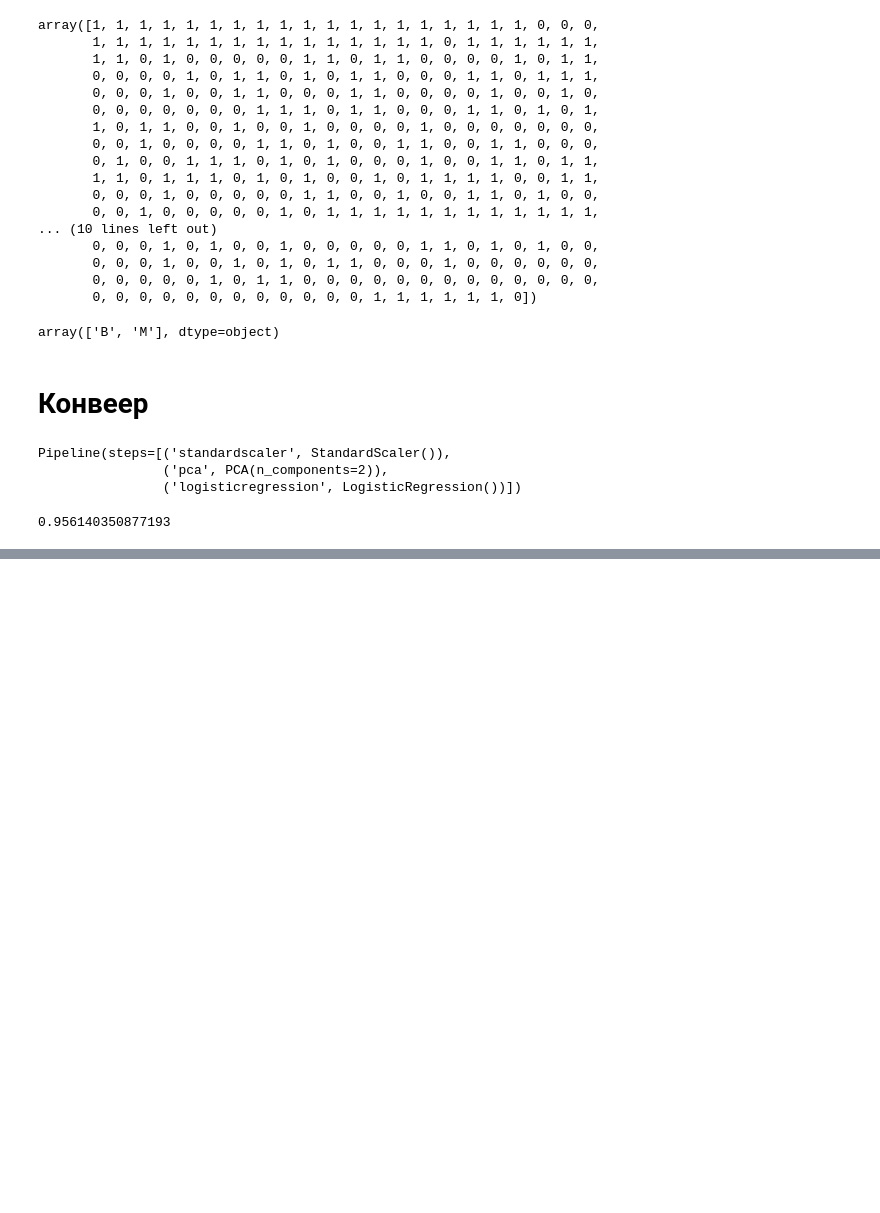
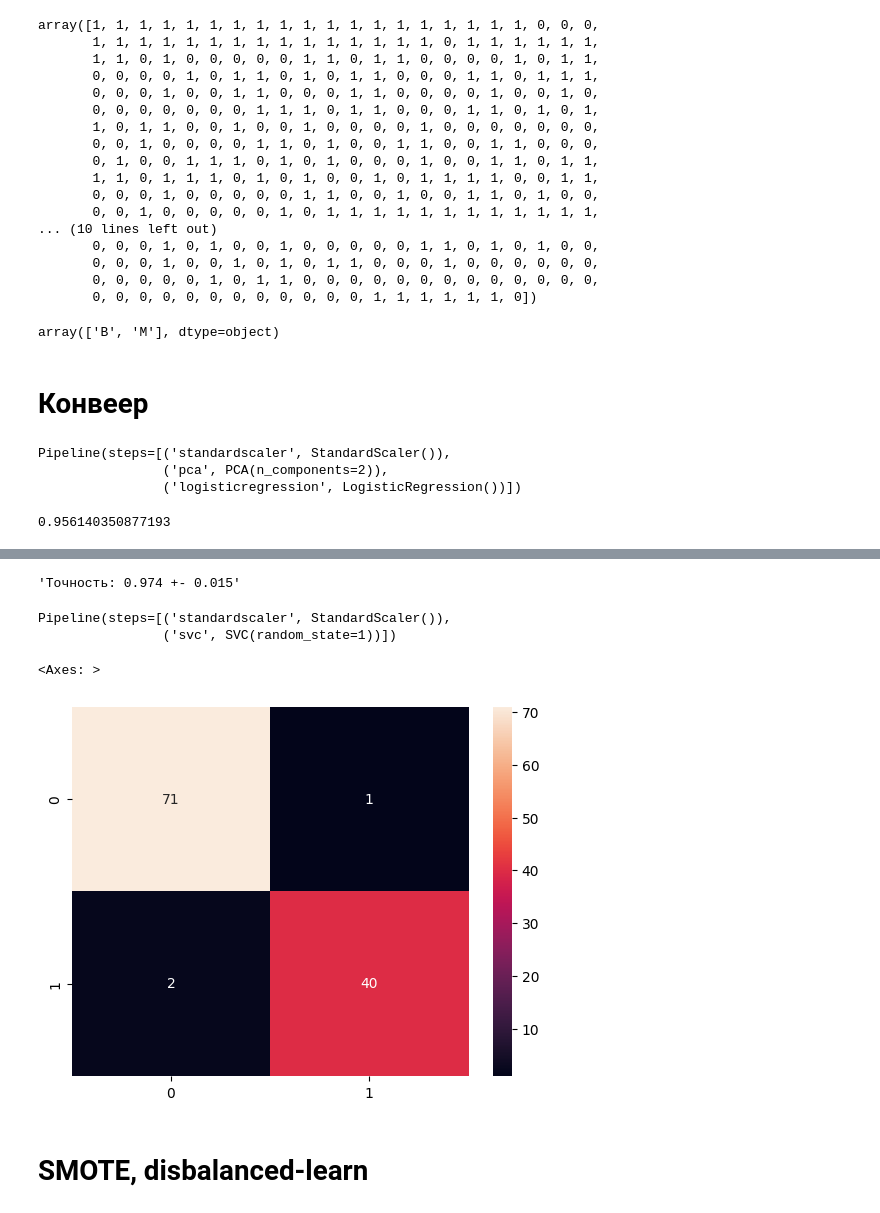
Before and after one commit to Swanger-Iz/ML_pytorch_lessons, a Jupyter notebook: book_rashka/main_notebook.ipynb, the cells around one changed output, grey strips where cells are left out. Saved outputs shown, nothing was run; the diff lists cells and outputs as text; code cells hidden in the pictures; blank space fills up the shorter version.

```diff
--- a/book_rashka/main_notebook.ipynb
+++ b/book_rashka/main_notebook.ipynb
@@ -706,0 +862,6 @@ KeyError: "None of [Index([ 45,  46,  47,  48,  50,  51,  52,  53,  54,  55,\n
+# %%
+from sklearn.model_selection import HalvingRandomSearchCV
+hs = HalvingRandomSearchCV(pipe_svc, param_distributions=param_grid, n_candidates='exhaust',
+                           resource='n_samples', factor=1.5, random_state=1, n_jobs=-1)
+# %%
+hs.fit(X_train, y_train)
@@ -706,0 +910,4 @@ KeyError: "None of [Index([ 45,  46,  47,  48,  50,  51,  52,  53,  54,  55,\n
+# %%
+f'Точность: {np.mean(scores):.3f} +- {np.std(scores):.3f}'
+# %% [output]
+'Точность: 0.974 +- 0.015'
@@ -706,0 +918,14 @@ KeyError: "None of [Index([ 45,  46,  47,  48,  50,  51,  52,  53,  54,  55,\n
+# %%
+pipe_svc.fit(X_train, y_train)
+# %% [output]
+Pipeline(steps=[('standardscaler', StandardScaler()),
+                ('svc', SVC(random_state=1))])
+# %%
+y_pred = pipe_svc.predict(X_test)
+# %%
+sns.heatmap(confusion_matrix(y_test, y_pred), annot=True)
+# %% [output]
+<Axes: >
+[figure, added]
+# %% [markdown]
+# SMOTE, disbalanced-learn
```
Also changed, not shown: parts of 39 cells of this notebook.
